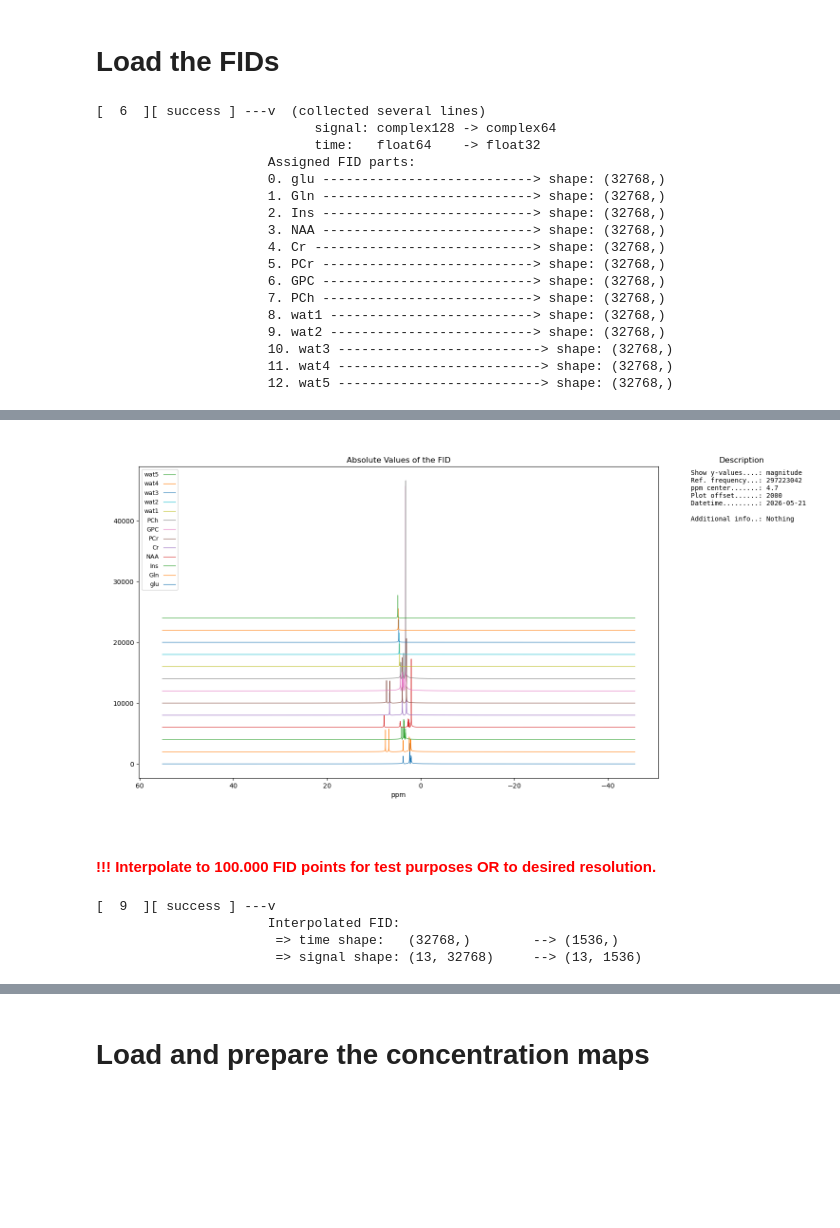
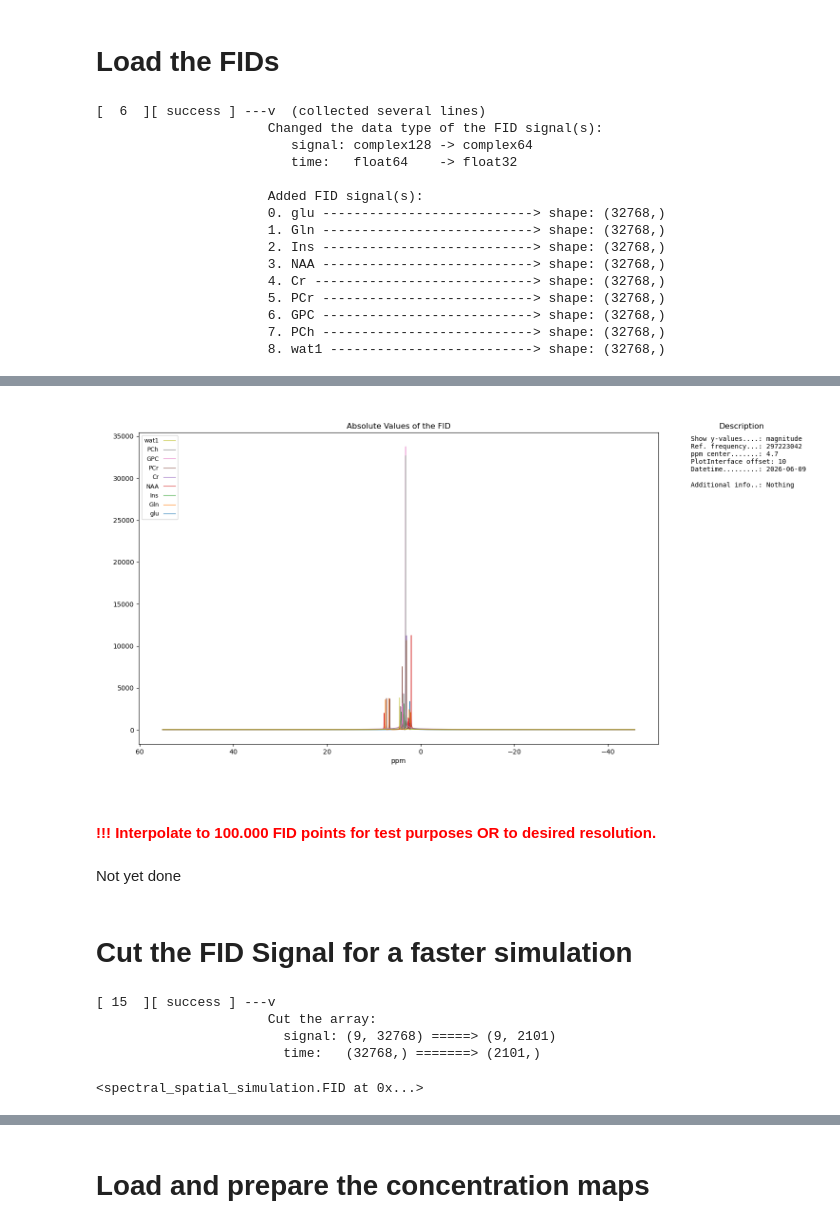
Before and after one commit to MRSI-HFMR-Group-Vienna/Synthetic_MRSI, a Jupyter notebook: code/main_notebook.ipynb, the cells around one changed output, grey strips where cells are left out. Cells and saved outputs as stored; diff of their text form; code cells hidden in the pictures; blank space fills up the shorter version.

```diff
--- a/code/main_notebook.ipynb
+++ b/code/main_notebook.ipynb
@@ -116,7 +122,7 @@ block_size_sampling_model = (5, 40, 112, 128, 80) # test with bigger chunksize
 # %%
 config_file_name = "paths_09012026.json"
 # %%
-configurator = file.Configurator(path_folder="../config/",
+configurator = inputs.Configurator(path_folder="../config/",
                                  file_name=config_file_name)
 configurator.load()
 # %% [output]
@@ -168,15 +180,18 @@ metabolic_mask.plot_jupyter()
 # Load the FIDs
 # %%
 metabolites = file.FID(configurator=configurator)
-metabolites.load(fid_key="aduguid.txt.metabolites", compounds=["glu", "Gln", "Ins", "NAA", "Cr", "PCr", "GPC", "PCh", "wat1", "wat2", "wat3", "wat4", "wat5"], data_precision=32, verbose=False)
+#metabolites.load(fid_key="aduguid.txt.metabolites", compounds=["glu", "Gln", "Ins", "NAA", "Cr", "PCr", "GPC", "PCh", "wat1", "wat2", "wat3", "wat4", "wat5"], data_precision=32, verbose=False)
+metabolites.load(fid_key="aduguid.txt.metabolites", compounds=["glu", "Gln", "Ins", "NAA", "Cr", "PCr", "GPC", "PCh", "wat1"], data_precision=32, verbose=False)
 loaded_fid = metabolites.to_working()
 #metabolites.loaded_fid.change_signal_data_type("complex64")
 #metabolites.loaded_fid.change_time_data_type("float32")
 # %% [output]
 [  6  ][ success ] ---v  (collected several lines)
-                            signal: complex128 -> complex64
-                            time:   float64    -> float32
-                      Assigned FID parts:
+                      Changed the data type of the FID signal(s):
+                         signal: complex128 -> complex64
+                         time:   float64    -> float32
+
+                      Added FID signal(s):
                       0. glu ---------------------------> shape: (32768,)
                       1. Gln ---------------------------> shape: (32768,)
                       2. Ins ---------------------------> shape: (32768,)
@@ -186,13 +201,9 @@ loaded_fid = metabolites.to_working()
                       6. GPC ---------------------------> shape: (32768,)
                       7. PCh ---------------------------> shape: (32768,)
                       8. wat1 --------------------------> shape: (32768,)
-                      9. wat2 --------------------------> shape: (32768,)
-                      10. wat3 --------------------------> shape: (32768,)
-                      11. wat4 --------------------------> shape: (32768,)
-                      12. wat5 --------------------------> shape: (32768,)
 # %%
 #loaded_fid.plot(x_type="time", plot_offset=10)
-loaded_fid.plot(x_type="ppm", show_metabolites_ideal_position=False, plot_offset=2000) # mark metabolites real position, or just real_position_ppm
+loaded_fid.plot(x_type="ppm", show_metabolites_ideal_position=False, plot_offset=10) # mark metabolites real position, or just real_position_ppm
 # %% [output]
 [  7  ][ warning ] >> No reference frequency is specified. Choosing: 297223042 Hz.
 [  8  ][ warning ] >> No ppm center is specified. Choosing: 4.7 ppm.
@@ -199,10 +211,16 @@ loaded_fid.plot(x_type="ppm", show_metabolites_ideal_position=False, plot_offset
-[figure, old version]
+[figure, new version]
 # %% [markdown]
 #### <span style="color:red">!!! Interpolate to 100.000 FID points for test purposes OR to desired resolution.</span>
+# %% [markdown]
+Not yet done
+# %% [markdown]
+# Cut the FID Signal for a faster simulation
 # %%
-loaded_fid.interpolate(timepoints=target_resolution_fid)
+#loaded_fid.resample_bandlimited(timepoints=1536)
+loaded_fid.cut(length_time=0.07)
 # %% [output]
-[  9  ][ success ] ---v
-                      Interpolated FID:
-                       => time shape:   (32768,)        --> (1536,)
-                       => signal shape: (13, 32768)     --> (13, 1536)
+[ 15  ][ success ] ---v
+                      Cut the array:
+                        signal: (9, 32768) =====> (9, 2101)
+                        time:   (32768,) =======> (2101,)
+<spectral_spatial_simulation.FID at 0x...>
```
Also changed, not shown: parts of 66 cells of this notebook, 13 other files.
